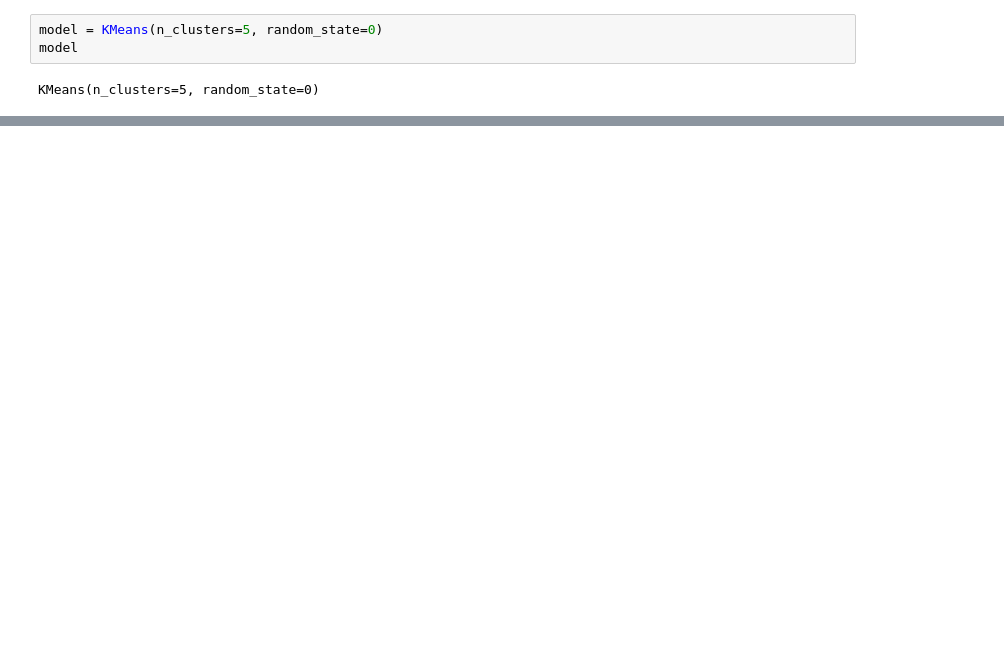
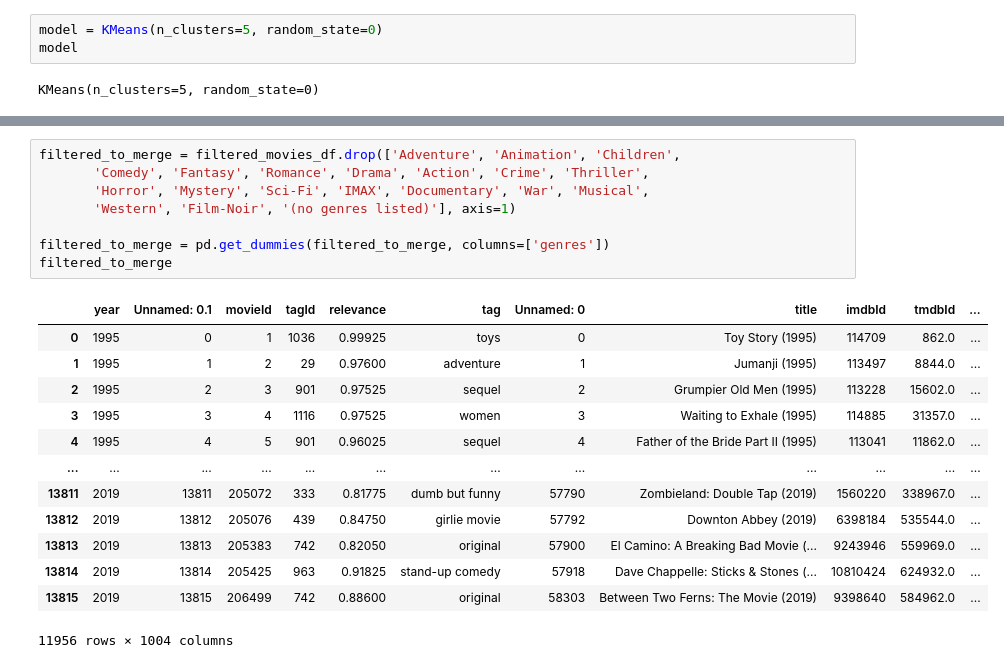
Before and after one commit to BartBachrach/Yellow_Project, a Jupyter notebook: ML_Prototype.ipynb, the cells around one changed output, grey strips where cells are left out. Cells and saved outputs as stored; diff of their text form; blank space fills up the shorter version.

```diff
--- a/ML_Prototype.ipynb
+++ b/ML_Prototype.ipynb
@@ -482,0 +504,22 @@ print(predictions)
+# %%
+filtered_to_merge = filtered_movies_df.drop(['Adventure', 'Animation', 'Children',
+       'Comedy', 'Fantasy', 'Romance', 'Drama', 'Action', 'Crime', 'Thriller',
+       'Horror', 'Mystery', 'Sci-Fi', 'IMAX', 'Documentary', 'War', 'Musical',
+       'Western', 'Film-Noir', '(no genres listed)'], axis=1)
+
+filtered_to_merge = pd.get_dummies(filtered_to_merge, columns=['genres'])
+filtered_to_merge
+# %% [output]
+|  | year | Unnamed: 0.1 | movieId | tagId | relevance | tag | Unnamed: 0 | title | imdbId | tmdbId | ... |
+| 0 | 1995 | 0 | 1 | 1036 | 0.99925 | toys | 0 | Toy Story (1995) | 114709 | 862.0 | ... |
+| 1 | 1995 | 1 | 2 | 29 | 0.97600 | adventure | 1 | Jumanji (1995) | 113497 | 8844.0 | ... |
+| 2 | 1995 | 2 | 3 | 901 | 0.97525 | sequel | 2 | Grumpier Old Men (1995) | 113228 | 15602.0 | ... |
+| 3 | 1995 | 3 | 4 | 1116 | 0.97525 | women | 3 | Waiting to Exhale (1995) | 114885 | 31357.0 | ... |
+| 4 | 1995 | 4 | 5 | 901 | 0.96025 | sequel | 4 | Father of the Bride Part II (1995) | 113041 | 11862.0 | ... |
+| ... | ... | ... | ... | ... | ... | ... | ... | ... | ... | ... | ... |
+| 13811 | 2019 | 13811 | 205072 | 333 | 0.81775 | dumb but funny | 57790 | Zombieland: Double Tap (2019) | 1560220 | 338967.0 | ... |
+| 13812 | 2019 | 13812 | 205076 | 439 | 0.84750 | girlie movie | 57792 | Downton Abbey (2019) | 6398184 | 535544.0 | ... |
+| 13813 | 2019 | 13813 | 205383 | 742 | 0.82050 | original | 57900 | El Camino: A Breaking Bad Movie (... | 9243946 | 559969.0 | ... |
+| 13814 | 2019 | 13814 | 205425 | 963 | 0.91825 | stand-up comedy | 57918 | Dave Chappelle: Sticks & Stones (... | 10810424 | 624932.0 | ... |
+| 13815 | 2019 | 13815 | 206499 | 742 | 0.88600 | original | 58303 | Between Two Ferns: The Movie (2019) | 9398640 | 584962.0 | ... |
+11956 rows × 1004 columns
```
Also changed, not shown: parts of 8 cells of this notebook.
